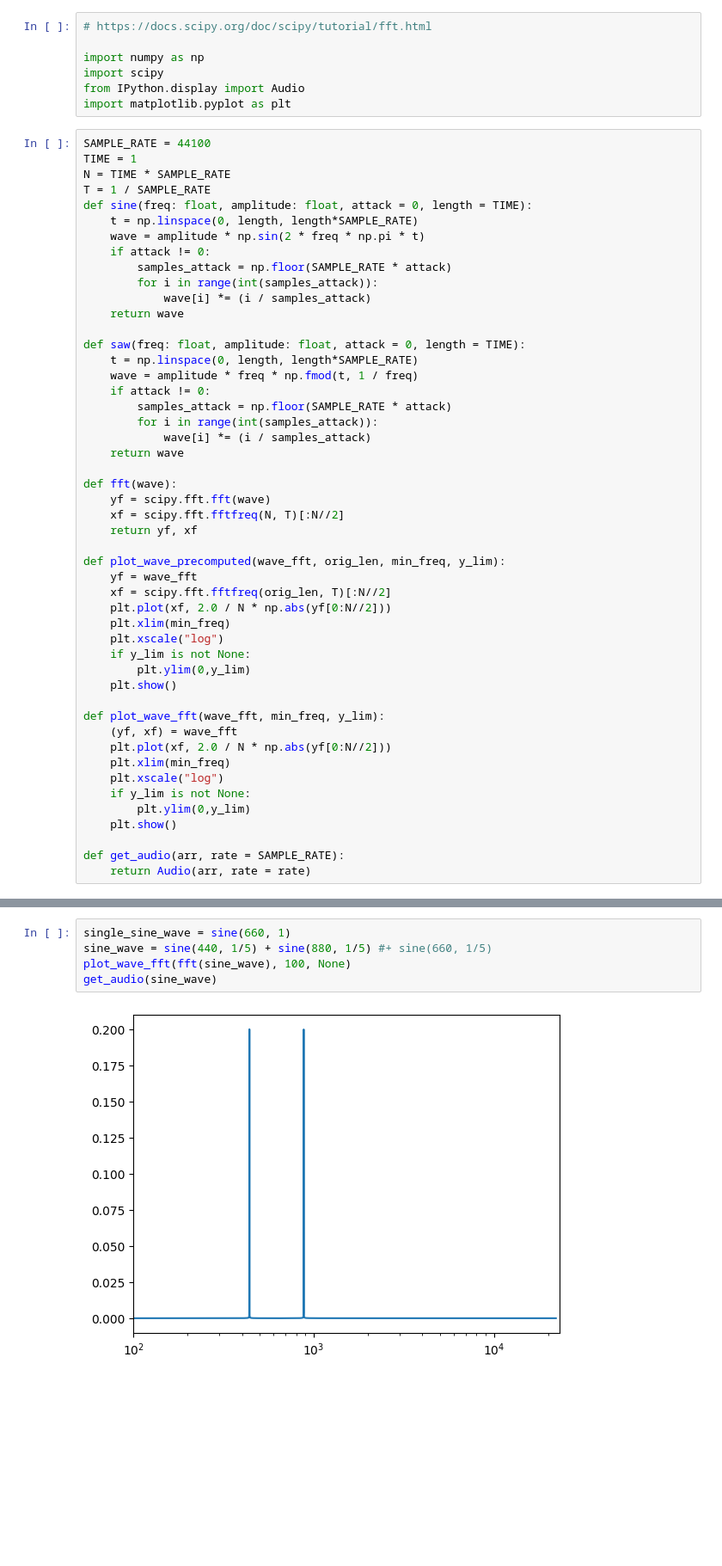
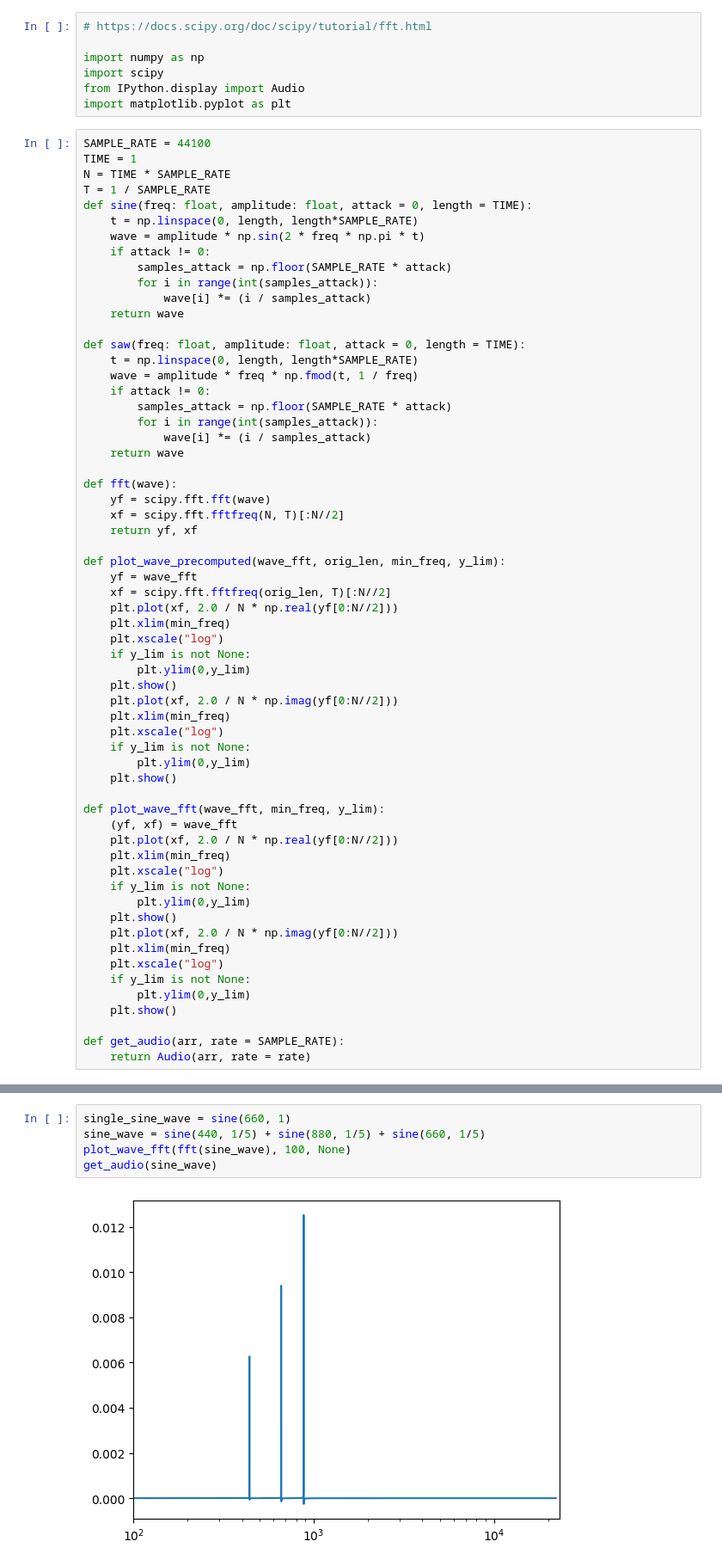
Before and after one commit to Purdue-Artificial-Intelligence-in-Music/Companion-code, a Jupyter notebook: frequency_processing/Deconv.ipynb, the cells around one changed output, grey strips where cells are left out. Shown at 86% size. Cells and saved outputs as stored; diff of their text form; blank space fills up the shorter version.

```diff
--- a/frequency_processing/Deconv.ipynb
+++ b/frequency_processing/Deconv.ipynb
@@ -36,7 +36,13 @@ def fft(wave):
 def plot_wave_precomputed(wave_fft, orig_len, min_freq, y_lim):
     yf = wave_fft
     xf = scipy.fft.fftfreq(orig_len, T)[:N//2]
-    plt.plot(xf, 2.0 / N * np.abs(yf[0:N//2]))
+    plt.plot(xf, 2.0 / N * np.real(yf[0:N//2]))
+    plt.xlim(min_freq)
+    plt.xscale("log")
+    if y_lim is not None:
+        plt.ylim(0,y_lim)
+    plt.show()
+    plt.plot(xf, 2.0 / N * np.imag(yf[0:N//2]))
     plt.xlim(min_freq)
     plt.xscale("log")
     if y_lim is not None:
@@ -45,7 +51,13 @@ def plot_wave_precomputed(wave_fft, orig_len, min_freq, y_lim):
 
 def plot_wave_fft(wave_fft, min_freq, y_lim):
     (yf, xf) = wave_fft
-    plt.plot(xf, 2.0 / N * np.abs(yf[0:N//2]))
+    plt.plot(xf, 2.0 / N * np.real(yf[0:N//2]))
+    plt.xlim(min_freq)
+    plt.xscale("log")
+    if y_lim is not None:
+        plt.ylim(0,y_lim)
+    plt.show()
+    plt.plot(xf, 2.0 / N * np.imag(yf[0:N//2]))
     plt.xlim(min_freq)
     plt.xscale("log")
     if y_lim is not None:
@@ -63,8 +76,8 @@ get_audio(saw_wave)
 [interactive output not drawn]
 # %%
 single_sine_wave = sine(660, 1)
-sine_wave = sine(440, 1/5) + sine(880, 1/5) #+ sine(660, 1/5)
+sine_wave = sine(440, 1/5) + sine(880, 1/5) + sine(660, 1/5)
 plot_wave_fft(fft(sine_wave), 100, None)
 get_audio(sine_wave)
 # %% [output]
-[figure, old version]
+[figure, new version]
```
Also changed, not shown: parts of 5 cells of this notebook, 12 other files.
